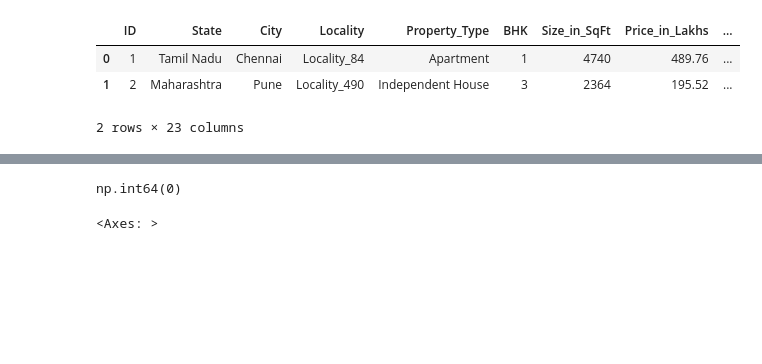
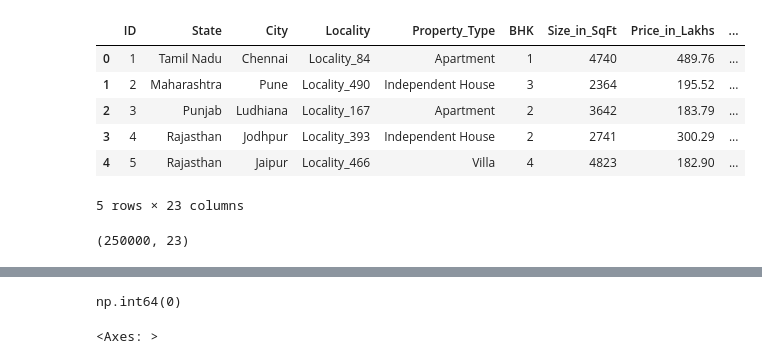
Before and after one commit to prashant-210110/programs, a Jupyter notebook: house pricing pro/hosepricing.ipynb, the cells around one changed output, grey strips where cells are left out. Saved outputs shown, nothing was run; the diff lists cells and outputs as text; code cells hidden in the pictures; blank space fills up the shorter version.

Commit message:
house prediction project updates

```diff
--- a/house pricing pro/hosepricing.ipynb
+++ b/house pricing pro/hosepricing.ipynb
@@ -5,9 +5,16 @@ import seaborn as sns
 import numpy as np
 # %%
 df=pd.read_csv(r"c:\Users\prasa\OneDrive\Documents\Desktop\india_housing_prices.csv")
-df.head(2)
+df.head()
 # %% [output]
 |  | ID | State | City | Locality | Property_Type | BHK | Size_in_SqFt | Price_in_Lakhs | ... |
 | 0 | 1 | Tamil Nadu | Chennai | Locality_84 | Apartment | 1 | 4740 | 489.76 | ... |
 | 1 | 2 | Maharashtra | Pune | Locality_490 | Independent House | 3 | 2364 | 195.52 | ... |
+| 2 | 3 | Punjab | Ludhiana | Locality_167 | Apartment | 2 | 3642 | 183.79 | ... |
+| 3 | 4 | Rajasthan | Jodhpur | Locality_393 | Independent House | 2 | 2741 | 300.29 | ... |
+| 4 | 5 | Rajasthan | Jaipur | Locality_466 | Villa | 4 | 4823 | 182.90 | ... |
-2 rows × 23 columns
+5 rows × 23 columns
+# %%
+df.shape
+# %% [output]
+(250000, 23)
```
Also changed, not shown: parts of 66 cells of this notebook, 7 other files.
